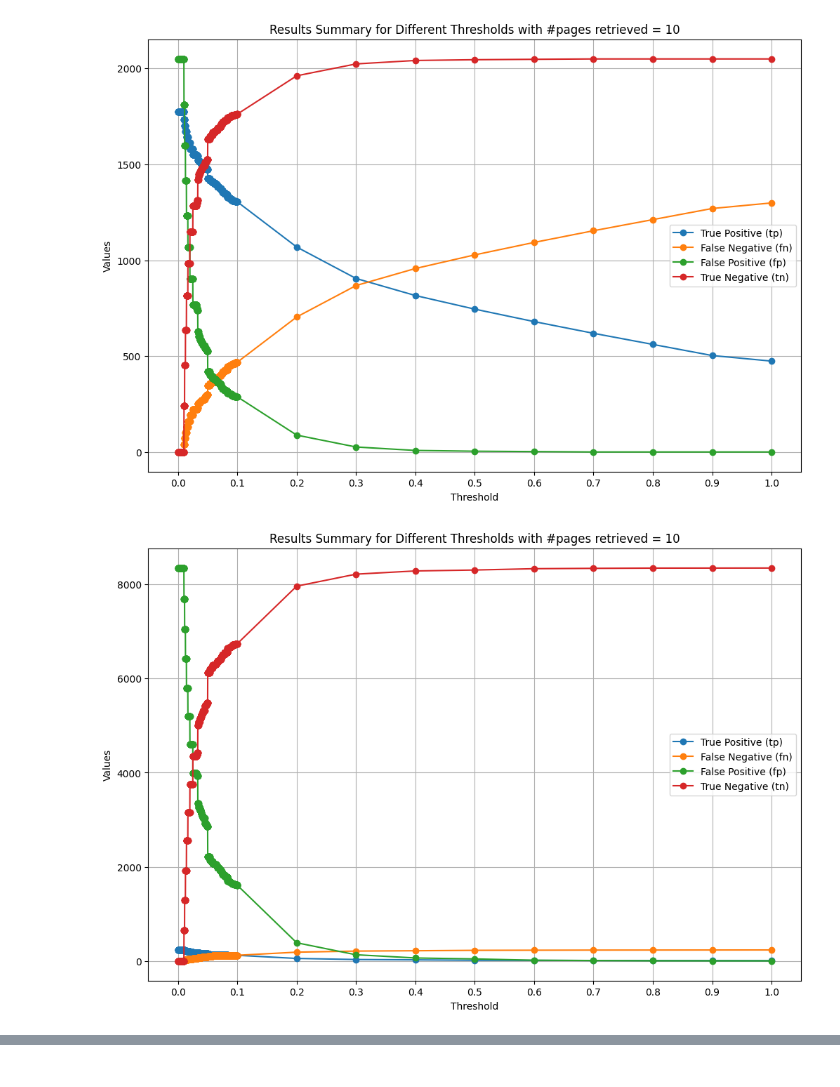
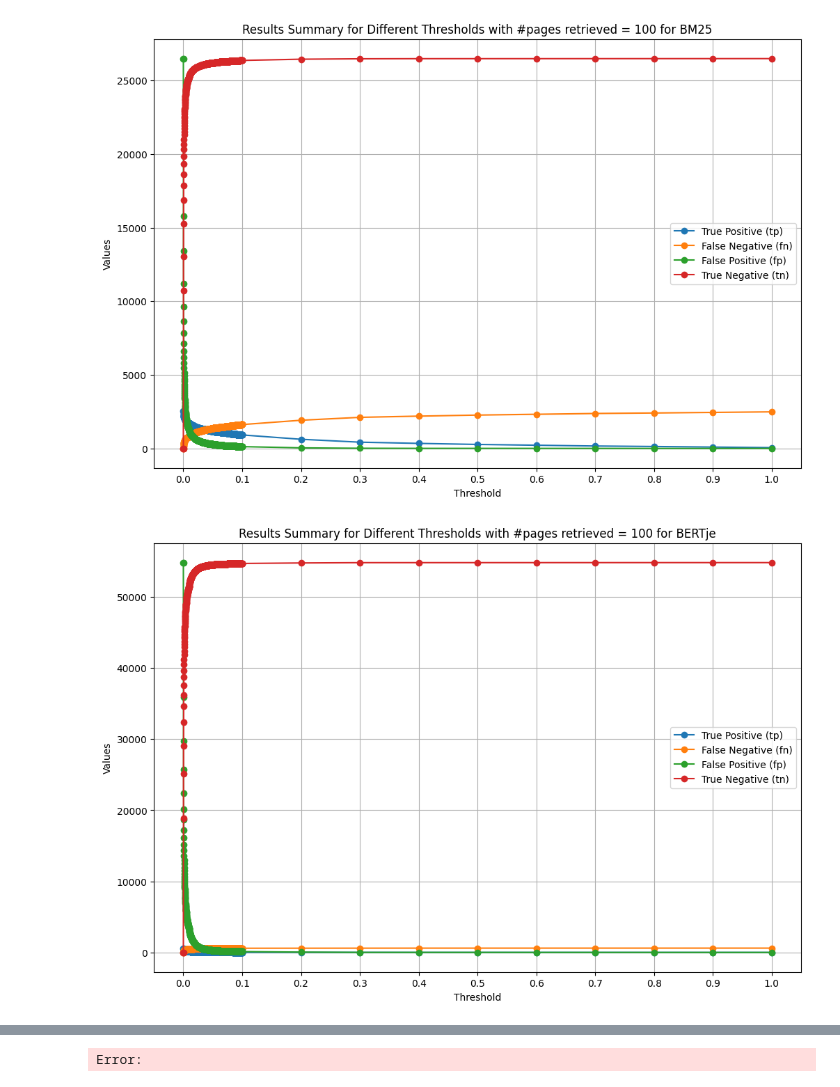
Before and after one commit to SSC-ICT-Innovatie/LearningLion-WOO, a Jupyter notebook: src/relevance_dossier_MAP.ipynb, the cells around one changed output, grey strips where cells are left out. Cells and saved outputs as stored; diff of their text form; code cells hidden in the pictures.

```diff
--- a/src/relevance_dossier_MAP.ipynb
+++ b/src/relevance_dossier_MAP.ipynb
@@ -197,13 +197,12 @@ results_summary_x3_100 = process_map(
     woo_data_53
 )
 # %%
-data_sets = [results_summary_x1_10, results_summary_x2_10, results_summary_x3_10]
-labels = ["Dataset 1", "Dataset 2", "Dataset 3"]
+data_sets = [results_summary_x1_100, results_summary_x2_100, results_summary_x3_100]
+labels = ["BM25", "BERTje", "MiniLM"]
 
 # Define variables
 thresholds = [i / 10 for i in range(11)]  # Define thresholds as needed
 SAVE_FOLDER = 'results'  # Define the save folder path
-RESULTS_FILE = 'example_results.json'  # Placeholder filename
 
 # Ensure the save directory exists
 os.makedirs(SAVE_FOLDER, exist_ok=True)
@@ -219,7 +218,7 @@ for i, (data, label) in enumerate(zip(data_sets, labels), start=1):
     plt.plot(results_df['threshold'], results_df['fp'], marker='o', label='False Positive (fp)')
     plt.plot(results_df['threshold'], results_df['tn'], marker='o', label='True Negative (tn)')
 
-    plt.title(f'Results Summary for Different Thresholds with #pages retrieved = {10}')
+    plt.title(f'Results Summary for Different Thresholds with #pages retrieved = {100} for {label}')
     plt.xlabel('Threshold')
     plt.ylabel('Values')
     plt.xticks(thresholds)
@@ -227,37 +226,37 @@ for i, (data, label) in enumerate(zip(data_sets, labels), start=1):
     plt.legend()
 
     # Save each individual threshold plot
-    save_path = os.path.join(SAVE_FOLDER, f"weighted_frequency_{RESULTS_FILE.split('.')[0]}_{label}.png")
+    save_path = os.path.join(SAVE_FOLDER, f"weighted_frequency_100_{label}.png")
     plt.savefig(save_path)
     plt.show()
     plt.close()
 
 # Part 2: Combined ROC plot for all datasets
 plt.figure(figsize=(10, 8))
 
 for data, label in zip(data_sets, labels):
     # Calculate TPR and FPR for combined ROC plot
     tpr = [d['tp'] / (d['tp'] + d['fn']) if (d['tp'] + d['fn']) != 0 else 0 for d in data]
     fpr = [d['fp'] / (d['fp'] + d['tn']) if (d['fp'] + d['tn']) != 0 else 0 for d in data]
 
     # Calculate AUC
     roc_auc = auc(fpr, tpr)
 
     # Plot each ROC curve on the combined plot
     plt.plot(fpr, tpr, marker='o', label=f'{label} (AUC = {roc_auc:.4f})')
 
 # Finalize the combined ROC plot
-plt.title('Combined ROC Curve for Different Datasets')
+plt.title('Combined ROC Curve for Combined Datasets with #pages retrieved = 100')
 plt.xlabel('False Positive Rate (FPR)')
 plt.ylabel('True Positive Rate (TPR)')
 plt.grid(True)
 plt.legend(loc='lower right')
 
 # Save the combined ROC plot
-save_path_combined_roc = os.path.join(SAVE_FOLDER, "combined_roc_curve.png")
+save_path_combined_roc = os.path.join(SAVE_FOLDER, "combined_roc_curve_100.png")
 plt.savefig(save_path_combined_roc)
 plt.show()
 plt.close()
 # %% [output]
-[figure, old version]
+[figure, new version]
-[figure, old version]
+[figure, new version]
@@ -265,0 +265 @@ plt.close()
+Error:
```
Also changed, not shown: parts of 1 cell of this notebook, 1 other file.
